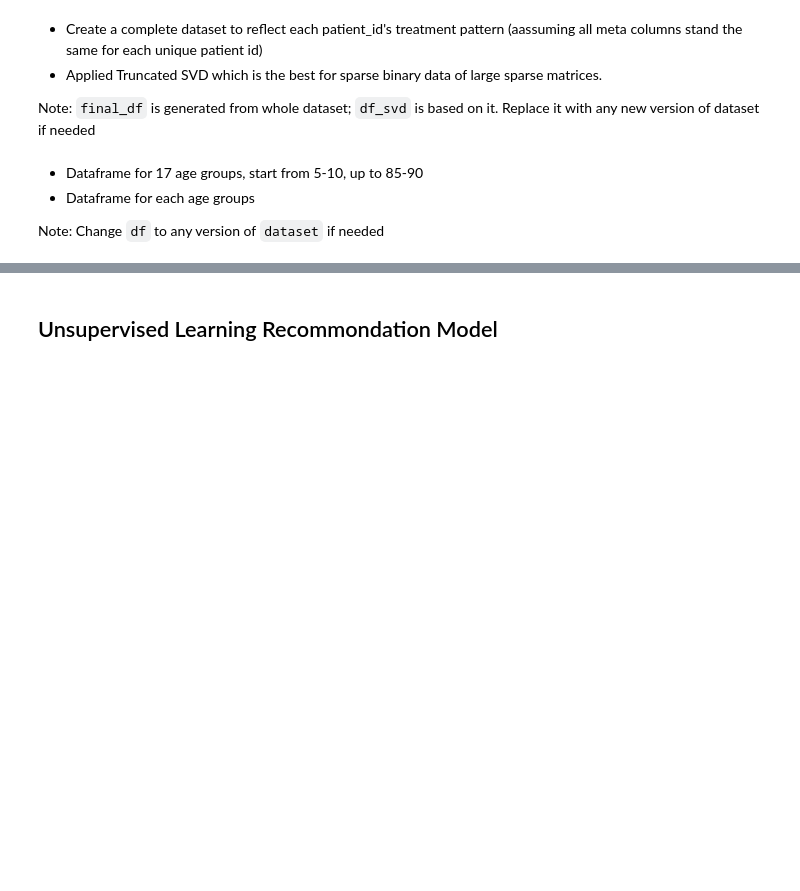
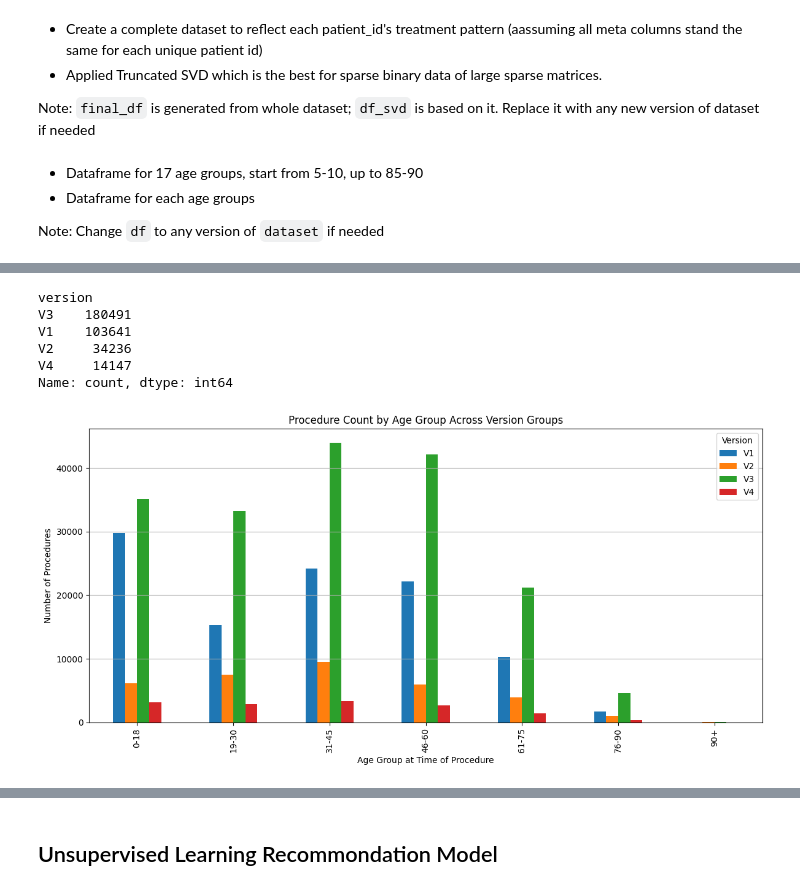
Before and after one commit to Fulankeee/SmilePass, a Jupyter notebook: Recommondation_Conclude_session.ipynb, the cells around one changed output, grey strips where cells are left out. Saved outputs shown, nothing was run; the diff lists cells and outputs as text; code cells hidden in the pictures; blank space fills up the shorter version.

Commit message:
4 version updates

```diff
--- a/Recommondation_Conclude_session.ipynb
+++ b/Recommondation_Conclude_session.ipynb
@@ -163,0 +237,9 @@ for group_name, group_df in df.groupby('age_group'):
+# %%
+df_next['version'].value_counts()
+# %% [output]
+version
+V3    180491
+V1    103641
+V2     34236
+V4     14147
+Name: count, dtype: int64
@@ -163,0 +251,24 @@ for group_name, group_df in df.groupby('age_group'):
+# %%
+# Calculate age at time of each procedure
+df_next['age_at_procedure'] = (df_next['procedure_date'] - df_next['birth_date']).dt.days // 365
+
+# Bucket into age groups
+df_next['age_group'] = pd.cut(
+    df_next['age_at_procedure'],
+    bins=[0, 18, 30, 45, 60, 75, 90, 120],
+    labels=['0-18', '19-30', '31-45', '46-60', '61-75', '76-90', '90+'])
+
+# Count procedures per age group and version
+age_distribution = df_next.groupby(['version', 'age_group']).size().unstack().fillna(0)
+
+# Plot
+age_distribution.T.plot(kind='bar', figsize=(12, 6))
+plt.title("Procedure Count by Age Group Across Version Groups")
+plt.xlabel("Age Group at Time of Procedure")
+plt.ylabel("Number of Procedures")
+plt.grid(axis='y')
+plt.legend(title='Version')
+plt.tight_layout()
+plt.show()
+# %% [output]
+[figure, added]
```
Also changed, not shown: parts of 23 cells of this notebook.
